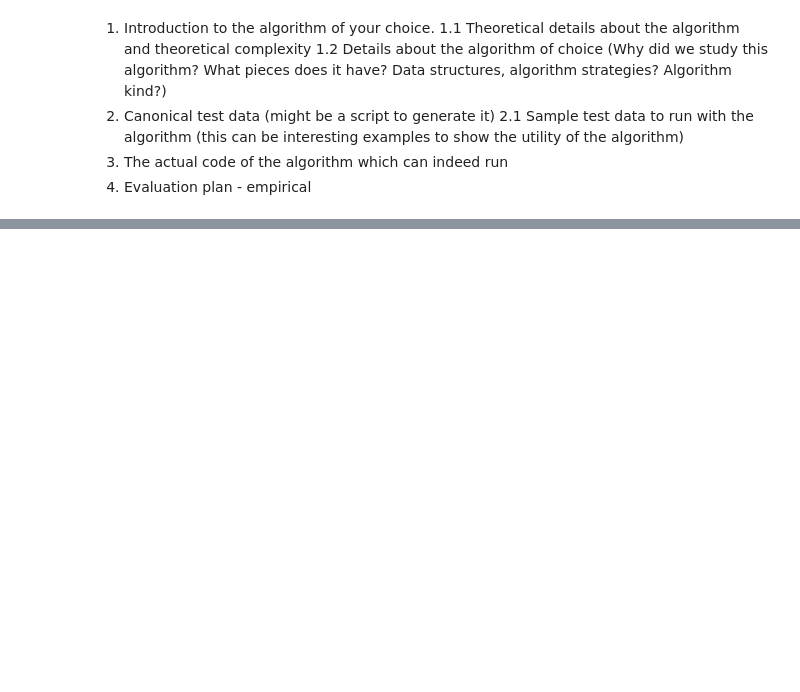
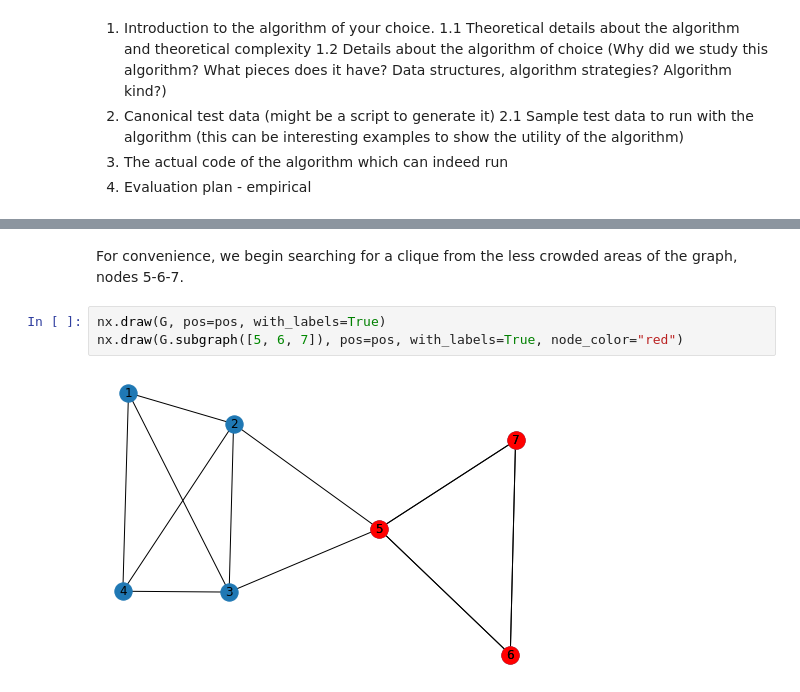
Before and after one commit to ribbas/grad_courses, a Jupyter notebook: 601.621_foundations_of_algorithms/proj/midpoint.ipynb, the cells around one changed output, grey strips where cells are left out. Drawn from its saved outputs; the diff is of its cells as text; blank space fills up the shorter version.

```diff
--- a/601.621_foundations_of_algorithms/proj/midpoint.ipynb
+++ b/601.621_foundations_of_algorithms/proj/midpoint.ipynb
@@ -169,0 +57,7 @@ test_algo(G1, bron_kerbosch_pivot2)
+# %% [markdown]
+For convenience, we begin searching for a clique from the less crowded areas of the graph, nodes 5-6-7.
+# %%
+nx.draw(G, pos=pos, with_labels=True)
+nx.draw(G.subgraph([5, 6, 7]), pos=pos, with_labels=True, node_color="red")
+# %% [output]
+[figure, added]
```
Also changed, not shown: parts of 55 cells of this notebook, 1 other file.
